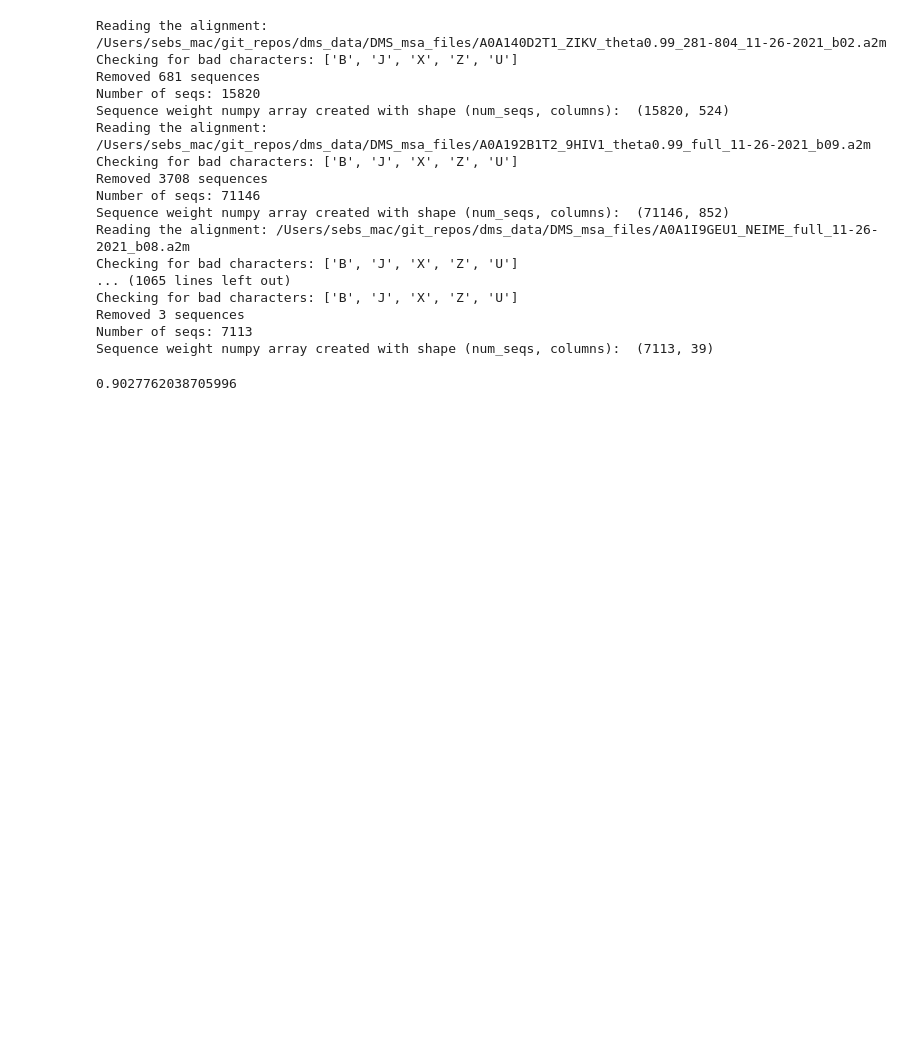
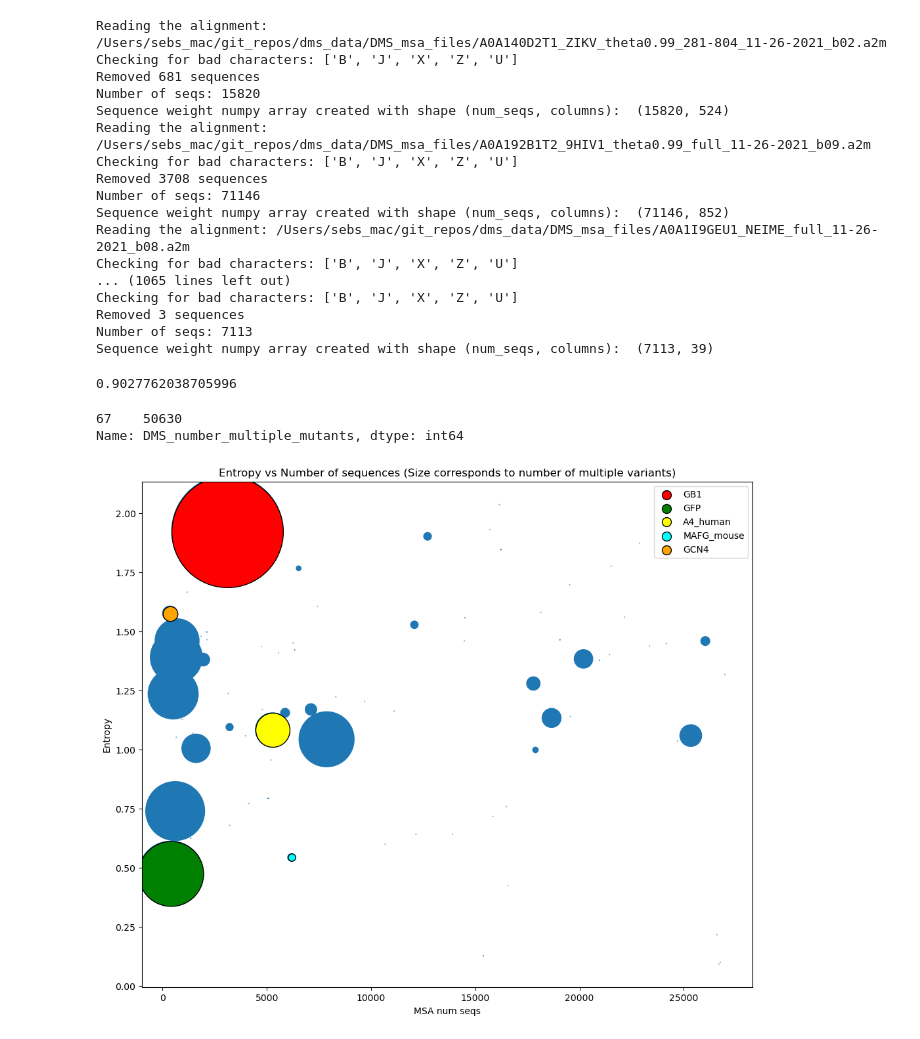
Before and after one commit to SebPorras/MAP_VAE, a Jupyter notebook: notebooks/entropy.ipynb, the cells around one changed output. Drawn from its saved outputs; the diff is of its cells as text; code cells hidden in the pictures; blank space fills up the shorter version.

Commit message:
entropy visualisation

```diff
--- a/notebooks/entropy.ipynb
+++ b/notebooks/entropy.ipynb
@@ -59,3 +59,57 @@ np.mean(h)
 0.9027762038705996
 # %%
 meta.to_csv("DMS_substitutions.csv")
+# %%
+updated = pd.read_csv("../data/DMS_substitutions.csv")
+updated[updated["DMS_id"].str.contains("GFP")]["DMS_number_multiple_mutants"]
+# %% [output]
+67    50630
+Name: DMS_number_multiple_mutants, dtype: int64
+# %%
+import matplotlib.pyplot as plt
+
+
+small_msas = updated[(updated["MSA_num_seqs"] < 30000) & (updated["MSA_num_seqs"] >= 350)]
+sizes = (small_msas["DMS_number_multiple_mutants"] + 1) * 0.1  # Adjust the multiplier as needed for better visualization
+
+fig = plt.figure(figsize=(12, 10))
+
+gb1 = updated[(updated["DMS_id"] == "SPG1_STRSG_Wu_2016")]
+gfp = updated[(updated["DMS_id"] == "GFP_AEQVI_Sarkisyan_2016")]
+a4_human = updated[(updated["DMS_id"] == "A4_HUMAN_Seuma_2022")]
+mafg = updated[(updated["DMS_id"] == "MAFG_MOUSE_Tsuboyama_2023_1K1V")]
+gcn4 = updated[(updated["DMS_id"] == "GCN4_YEAST_Staller_2018")]
+
+
+size_gb1 = (gb1["DMS_number_multiple_mutants"] + 1) * 0.1  # Adjust the multiplier as needed
+size_gfp = (gfp["DMS_number_multiple_mutants"] + 1) * 0.1  # Adjust the multiplier as needed
+size_a4_human = (a4_human["DMS_number_multiple_mutants"] + 1) * 0.1  # Adjust the multiplier as needed
+size_mafg = (mafg["DMS_number_multiple_mutants"] + 1) * 0.1 # Adjust the multiplier as needed
+size_gcn4 = (gcn4["DMS_number_multiple_mutants"] + 1) * 0.1 # Adjust the multiplier as needed
+
+
+
+plt.scatter(small_msas['MSA_num_seqs'], small_msas["entropy"], s=sizes)
+
+
+plt.scatter(gb1['MSA_num_seqs'], gb1["entropy"], color='red', s=size_gb1, edgecolors='black')
+plt.scatter(gfp['MSA_num_seqs'], gfp["entropy"], color='green', s=size_gfp, edgecolors='black')
+plt.scatter(a4_human['MSA_num_seqs'], a4_human["entropy"], s=size_a4_human, color='yellow', edgecolors='black')
+plt.scatter(mafg['MSA_num_seqs'], mafg["entropy"], s=size_mafg, color='cyan', edgecolors='black')
+plt.scatter(gcn4['MSA_num_seqs'], gcn4["entropy"], s=size_gcn4, color='orange', edgecolors='black')
+
+
+# Custom legend entries with fixed sizes
+plt.scatter([], [], color='red', label='GB1', s=100, edgecolors='black')
+plt.scatter([], [], color='green', label='GFP', s=100, edgecolors='black')
+plt.scatter([], [], color='yellow', label='A4_human', s=100, edgecolors='black')
+plt.scatter([], [], color='cyan', label='MAFG_mouse', s=100, edgecolors='black')
+plt.scatter([], [], color='orange', label='GCN4', s=100, edgecolors='black')
+
+plt.xlabel("MSA num seqs")
+plt.ylabel("Entropy")
+plt.title("Entropy vs Number of sequences (Size corresponds to number of multiple variants)")
+plt.legend()
+plt.show()
+# %% [output]
+[figure, added]
```
Also changed, not shown: parts of 4 cells of this notebook.
